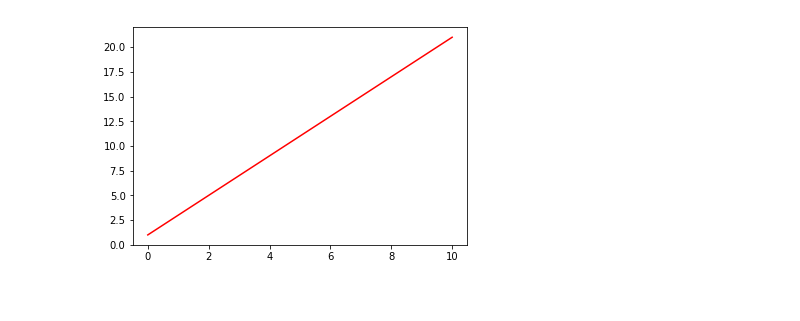
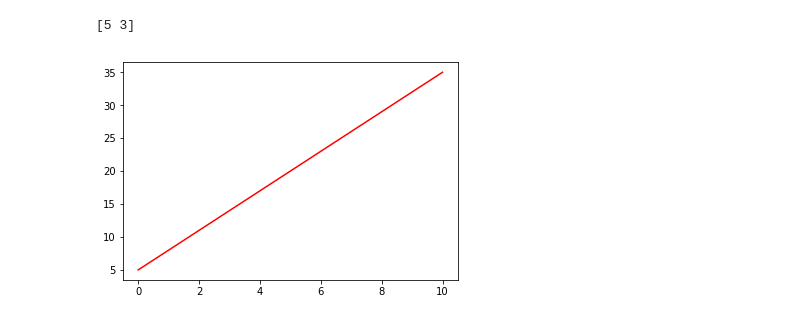
Before and after one commit to Pign4/ScratchML, a Jupyter notebook: Linear Regression.ipynb, the cells around one changed output. Saved outputs shown, nothing was run; the diff lists cells and outputs as text; code cells hidden in the pictures.

```diff
--- a/Linear Regression.ipynb
+++ b/Linear Regression.ipynb
@@ -4,15 +4,17 @@ import numpy as np
 import matplotlib.pyplot as plt
 # %%
 # create random line
-beta = np.array([1, 2])
+beta = np.random.randint(1,6,(2,))
+print(beta)
 X = np.linspace([1, 0],[1, 10],100)
 y = X @ beta
 
 # plot line
 plt.plot(X[:,1],y,color="red")
 plt.show()
 # %% [output]
+[5 3]
-[figure, old version]
+[figure, new version]
 # %%
 # create noise
 mu, sigma = 0, 1 # mean and standard deviation
```
Also changed, not shown: parts of 5 cells of this notebook, 1 other file.
